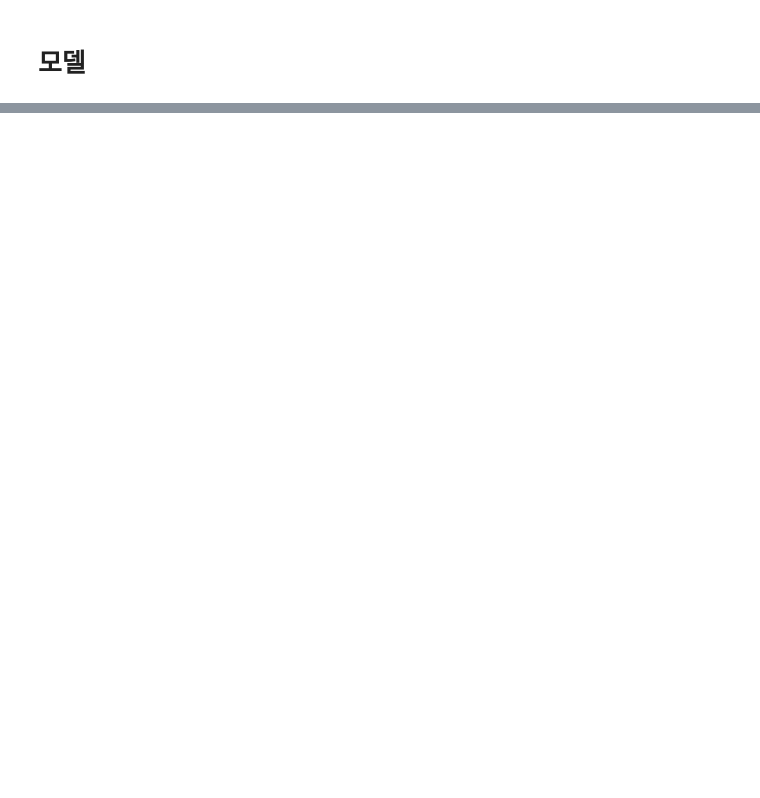
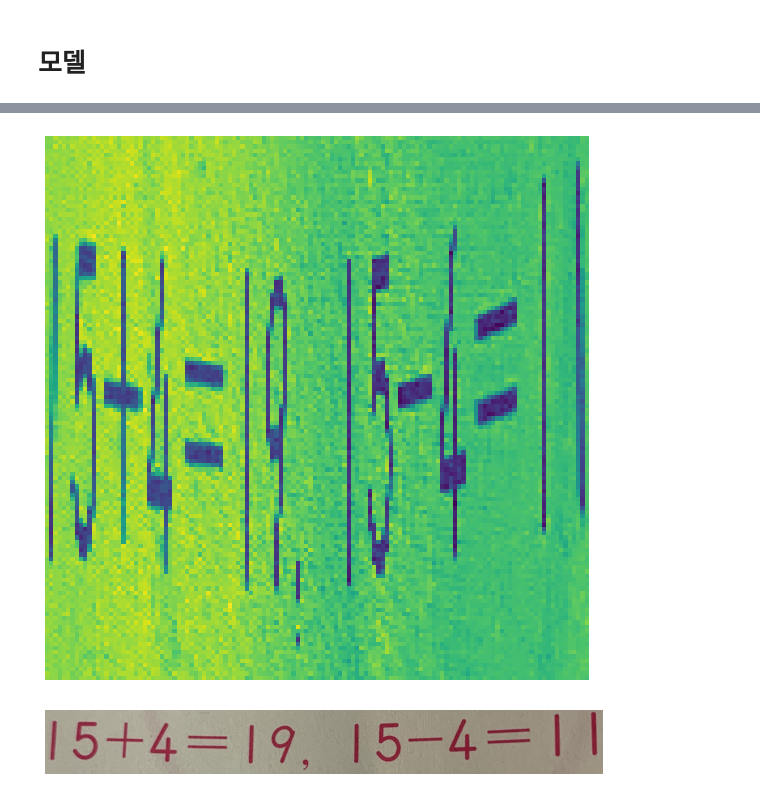
Before and after one commit to bcaitech1/p4-fr-9-googoo, a Jupyter notebook: i_can_see.ipynb, the cells around one changed output, grey strips where cells are left out. Cells and saved outputs as stored; diff of their text form; code cells hidden in the pictures; blank space fills up the shorter version.

```diff
--- a/i_can_see.ipynb
+++ b/i_can_see.ipynb
@@ -230,0 +338,4 @@ with open(os.path.join(cfg['log_dir'], "error_eda1.csv"), "a") as a:
+# %%
+visualize(resized)
+# %% [output]
+[figure, added]
@@ -230,0 +352,6 @@ with open(os.path.join(cfg['log_dir'], "error_eda1.csv"), "a") as a:
+# %%
+image2 = cv2.imread(sample_path)
+image2 = cv2.cvtColor(image2, cv2.COLOR_BGR2RGB)
+visualize(image2)
+# %% [output]
+[figure, added]
```
Also changed, not shown: parts of 49 cells of this notebook, 22 other files.
